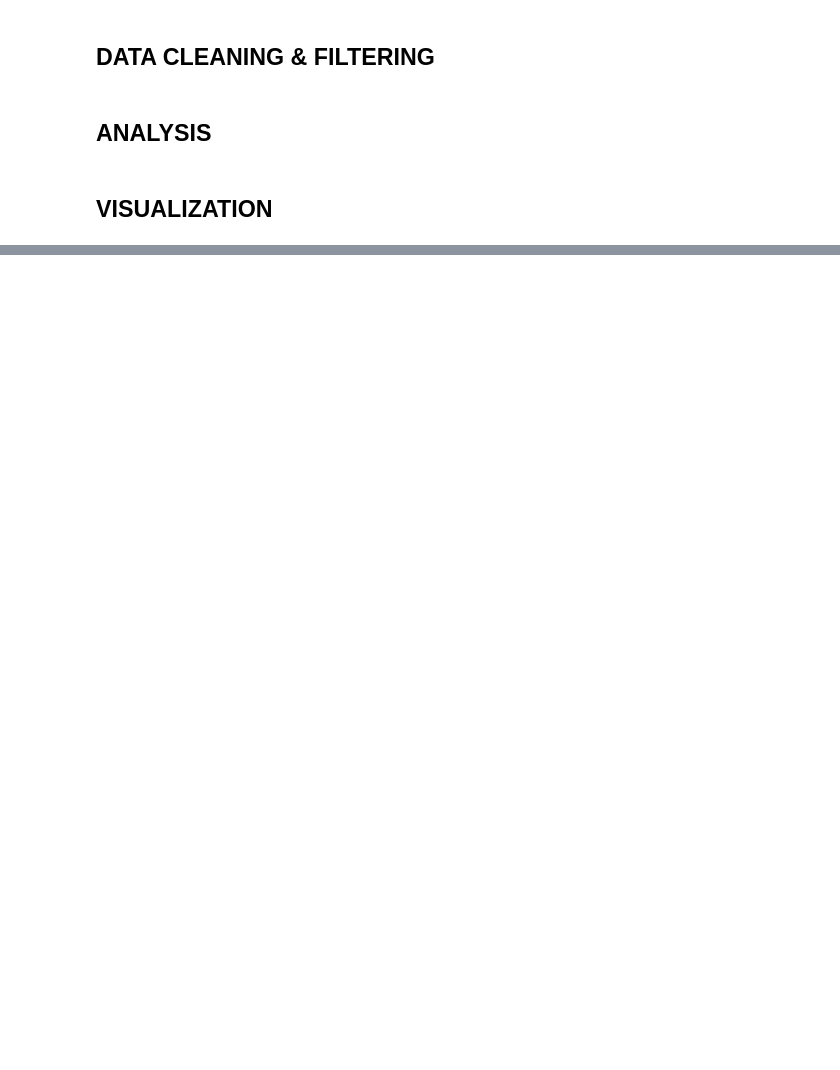
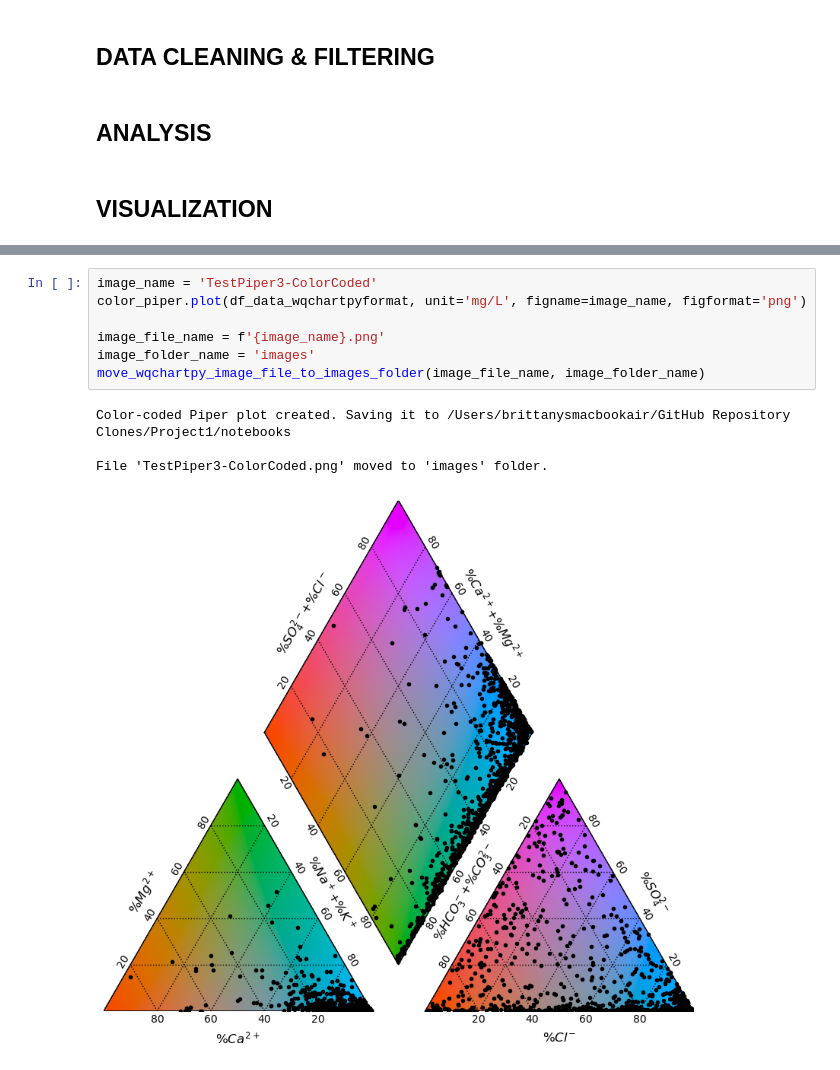
Before and after one commit to bsvab/produced-water-chemistry, a Jupyter notebook: notebooks/produced_water_chemistry-brittany.ipynb, the cells around one changed output, grey strips where cells are left out. Cells and saved outputs as stored; diff of their text form; blank space fills up the shorter version.

```diff
--- a/notebooks/produced_water_chemistry-brittany.ipynb
+++ b/notebooks/produced_water_chemistry-brittany.ipynb
@@ -77,0 +130,12 @@ File 'TestPiper1.png' moved to 'images' folder.
+# %%
+image_name = 'TestPiper3-ColorCoded'
+color_piper.plot(df_data_wqchartpyformat, unit='mg/L', figname=image_name, figformat='png')
+
+image_file_name = f'{image_name}.png'
+image_folder_name = 'images'
+move_wqchartpy_image_file_to_images_folder(image_file_name, image_folder_name)
+# %% [output]
+Color-coded Piper plot created. Saving it to /Users/brittanysmacbookair/GitHub Repository Clones/Project1/notebooks
+
+File 'TestPiper3-ColorCoded.png' moved to 'images' folder.
+[figure, added]
```
Also changed, not shown: parts of 8 cells of this notebook, 12 other files.
